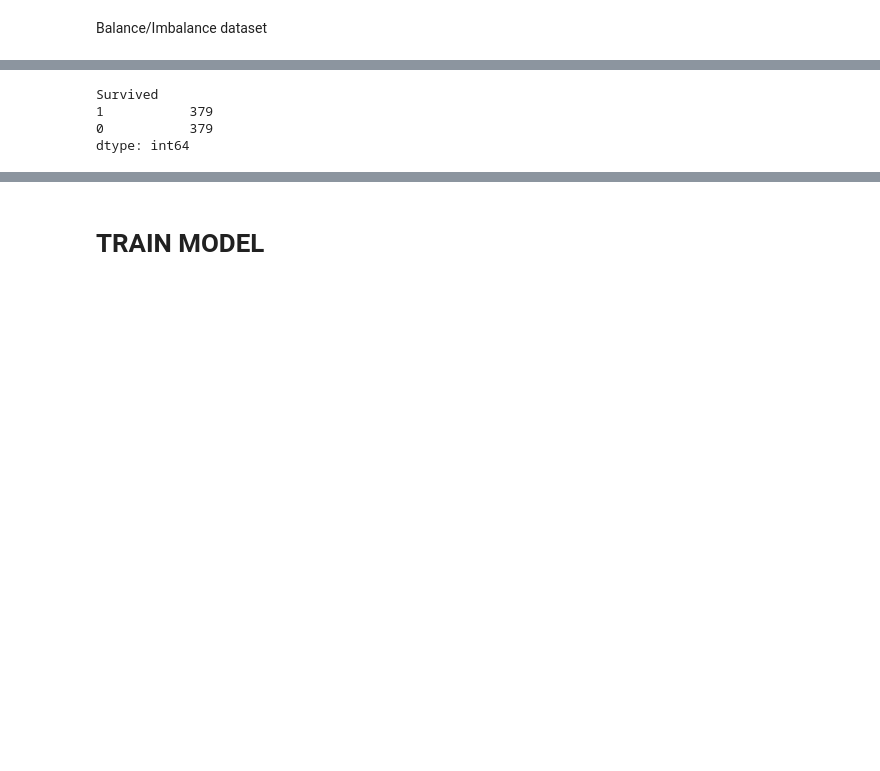
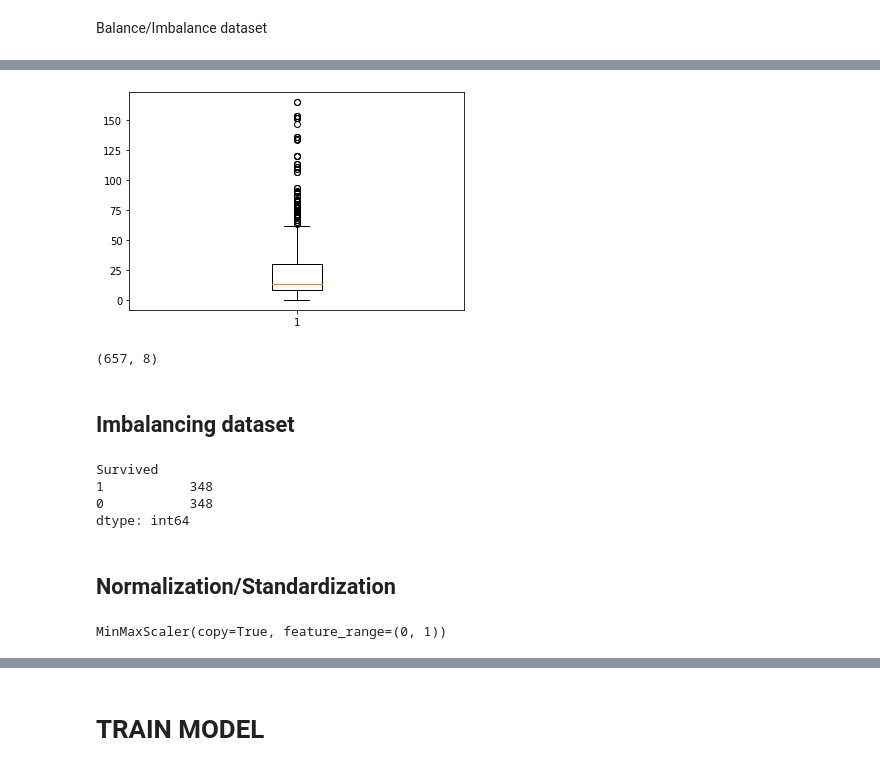
Before and after one commit to fendiirfan/Kaggle-Titanic---Machine-Learning-from-Disaster, a Jupyter notebook: Kaggle_Titanic_Machine_Learning_from_Disaster.ipynb, the cells around one changed output, grey strips where cells are left out. Saved outputs shown, nothing was run; the diff lists cells and outputs as text; code cells hidden in the pictures; blank space fills up the shorter version.

```diff
--- a/Kaggle_Titanic_Machine_Learning_from_Disaster.ipynb
+++ b/Kaggle_Titanic_Machine_Learning_from_Disaster.ipynb
@@ -146,3 +159,26 @@ profile
+# %%
+# droping outliers
+from scipy import stats
+import numpy as np
+
+
+z = np.abs(stats.zscore(df_train))
+threshold = 3
+df_train = df_train[(z < 3).all(axis=1)]
+
+# Creating plot
+plt.boxplot(df_train['Fare'])
+
+# show plot
+plt.show()
+# %% [output]
+[figure, added]
+# %%
+df_train.shape
+# %% [output]
+(657, 8)
+# %% [markdown]
+## **Imbalancing dataset**
 # %%
 # # from imblearn.under_sampling import NearMiss
 # from imblearn.over_sampling import RandomOverSampler
@@ -157,6 +193,14 @@ y_ns = pd.DataFrame(y_ns,columns = ['Survived']) #mengubah numpay array ke df ke
 y_ns.value_counts()
 # %% [output]
 Survived
-1           379
-0           379
+1           348
+0           348
 dtype: int64
+# %% [markdown]
+## **Normalization/Standardization**
+# %%
+from sklearn.preprocessing import MinMaxScaler
+scaler = MinMaxScaler()
+scaler.fit(X_ns)
+# %% [output]
+MinMaxScaler(copy=True, feature_range=(0, 1))
```
Also changed, not shown: parts of 15 cells of this notebook.
